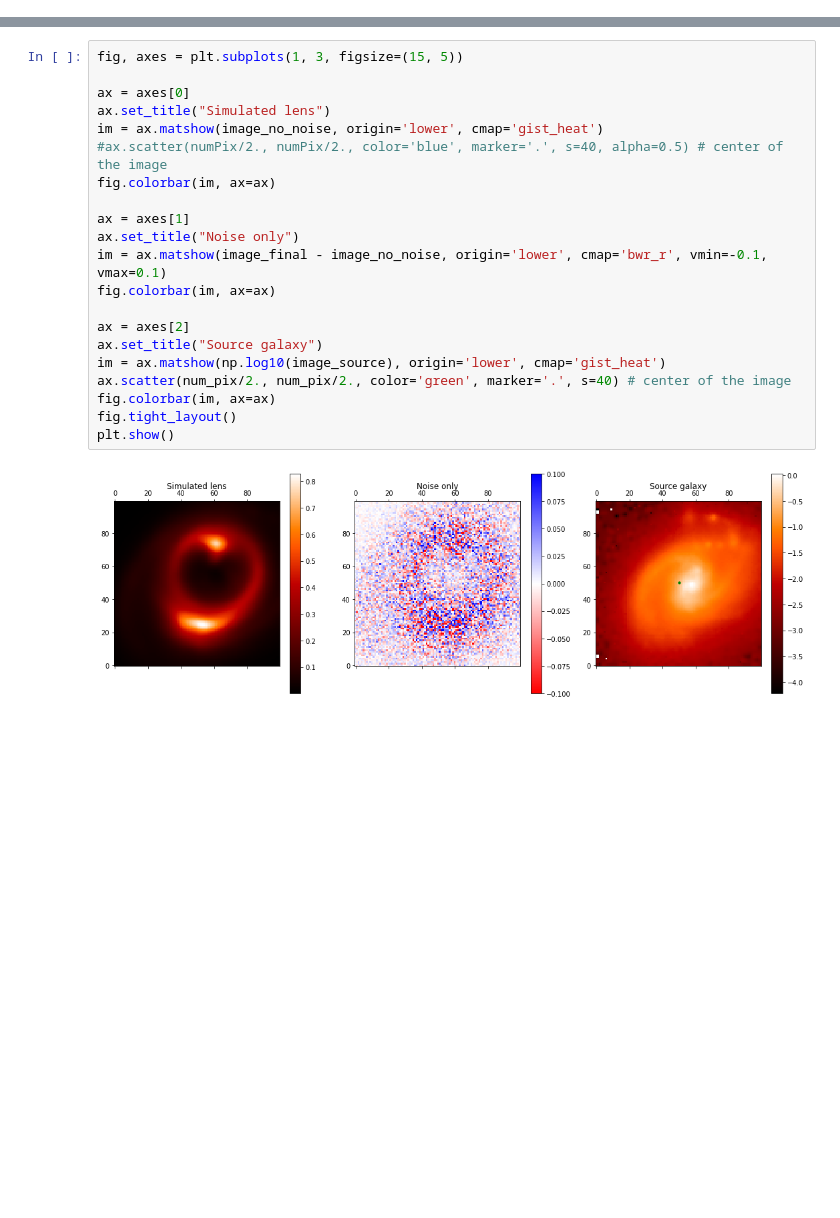
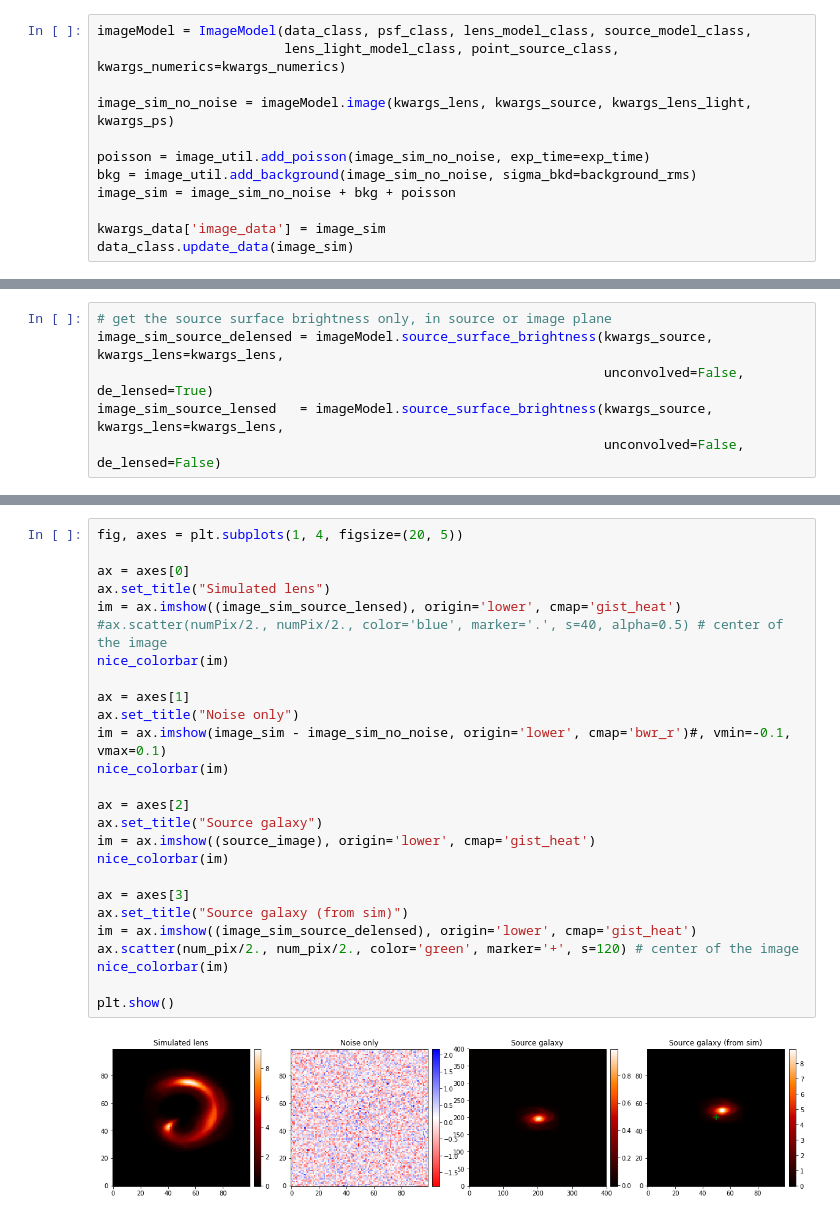
Before and after one commit to aymgal/GravLensGen, a Jupyter notebook: Notebooks/lens_gen_lenstronomy.ipynb, the cells around one changed output, grey strips where cells are left out. Cells and saved outputs as stored; diff of their text form; blank space fills up the shorter version.

```diff
--- a/Notebooks/lens_gen_lenstronomy.ipynb
+++ b/Notebooks/lens_gen_lenstronomy.ipynb
@@ -174,0 +103,12 @@ print(image_source.shape)
+# %%
+imageModel = ImageModel(data_class, psf_class, lens_model_class, source_model_class,
+                        lens_light_model_class, point_source_class, kwargs_numerics=kwargs_numerics)
+
+image_sim_no_noise = imageModel.image(kwargs_lens, kwargs_source, kwargs_lens_light, kwargs_ps)
+
+poisson = image_util.add_poisson(image_sim_no_noise, exp_time=exp_time)
+bkg = image_util.add_background(image_sim_no_noise, sigma_bkd=background_rms)
+image_sim = image_sim_no_noise + bkg + poisson
+
+kwargs_data['image_data'] = image_sim
+data_class.update_data(image_sim)
@@ -174,0 +120,6 @@ print(image_source.shape)
+# %%
+# get the source surface brightness only, in source or image plane
+image_sim_source_delensed = imageModel.source_surface_brightness(kwargs_source, kwargs_lens=kwargs_lens,
+                                                                 unconvolved=False, de_lensed=True)
+image_sim_source_lensed   = imageModel.source_surface_brightness(kwargs_source, kwargs_lens=kwargs_lens,
+                                                                 unconvolved=False, de_lensed=False)
@@ -175,23 +139,28 @@ print(image_source.shape)
 # %%
-fig, axes = plt.subplots(1, 3, figsize=(15, 5))
+fig, axes = plt.subplots(1, 4, figsize=(20, 5))
 
 ax = axes[0]
 ax.set_title("Simulated lens")
-im = ax.matshow(image_no_noise, origin='lower', cmap='gist_heat')
+im = ax.imshow((image_sim_source_lensed), origin='lower', cmap='gist_heat')
 #ax.scatter(numPix/2., numPix/2., color='blue', marker='.', s=40, alpha=0.5) # center of the image
-fig.colorbar(im, ax=ax)
+nice_colorbar(im)
 
 ax = axes[1]
 ax.set_title("Noise only")
-im = ax.matshow(image_final - image_no_noise, origin='lower', cmap='bwr_r', vmin=-0.1, vmax=0.1)
-fig.colorbar(im, ax=ax)
+im = ax.imshow(image_sim - image_sim_no_noise, origin='lower', cmap='bwr_r')#, vmin=-0.1, vmax=0.1)
+nice_colorbar(im)
 
 ax = axes[2]
 ax.set_title("Source galaxy")
-im = ax.matshow(np.log10(image_source), origin='lower', cmap='gist_heat')
-ax.scatter(num_pix/2., num_pix/2., color='green', marker='.', s=40) # center of the image
-fig.colorbar(im, ax=ax)
-fig.tight_layout()
+im = ax.imshow((source_image), origin='lower', cmap='gist_heat')
+nice_colorbar(im)
+
+ax = axes[3]
+ax.set_title("Source galaxy (from sim)")
+im = ax.imshow((image_sim_source_delensed), origin='lower', cmap='gist_heat')
+ax.scatter(num_pix/2., num_pix/2., color='green', marker='+', s=120) # center of the image
+nice_colorbar(im)
+
 plt.show()
 # %% [output]
-[figure, old version]
+[figure, new version]
```
Also changed, not shown: parts of 17 cells of this notebook, 8 other files.
